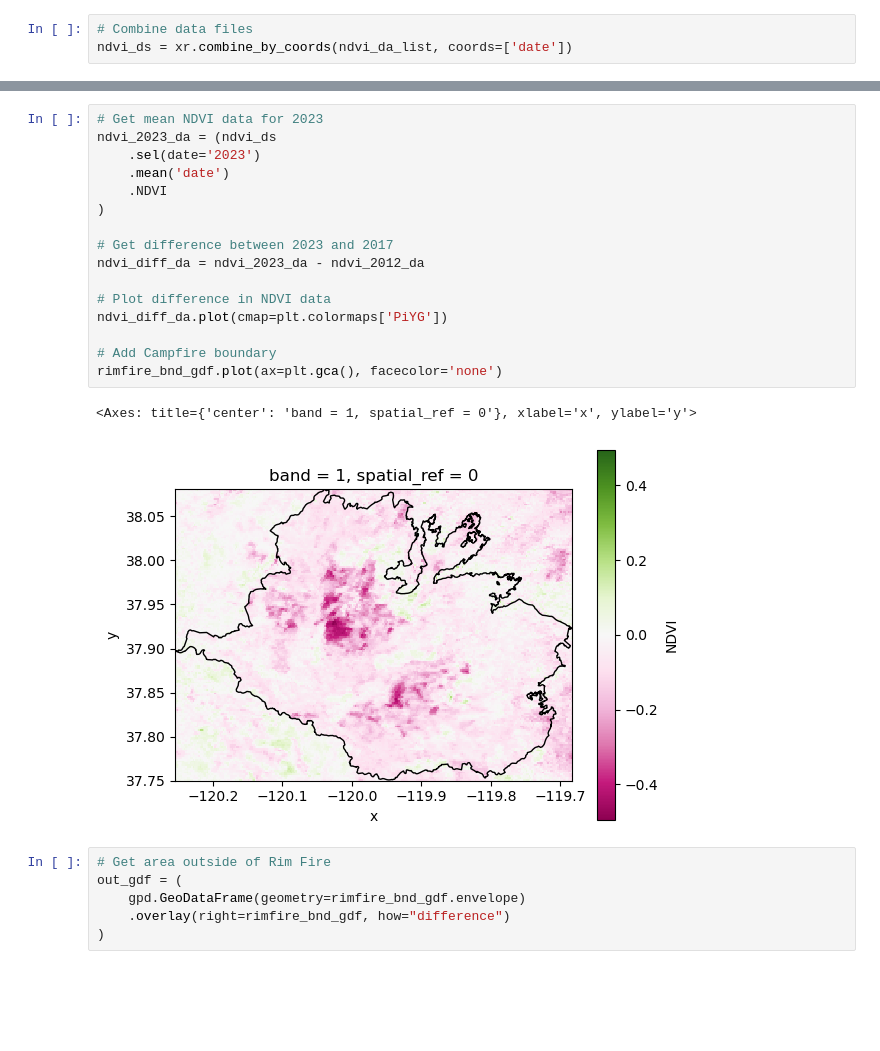
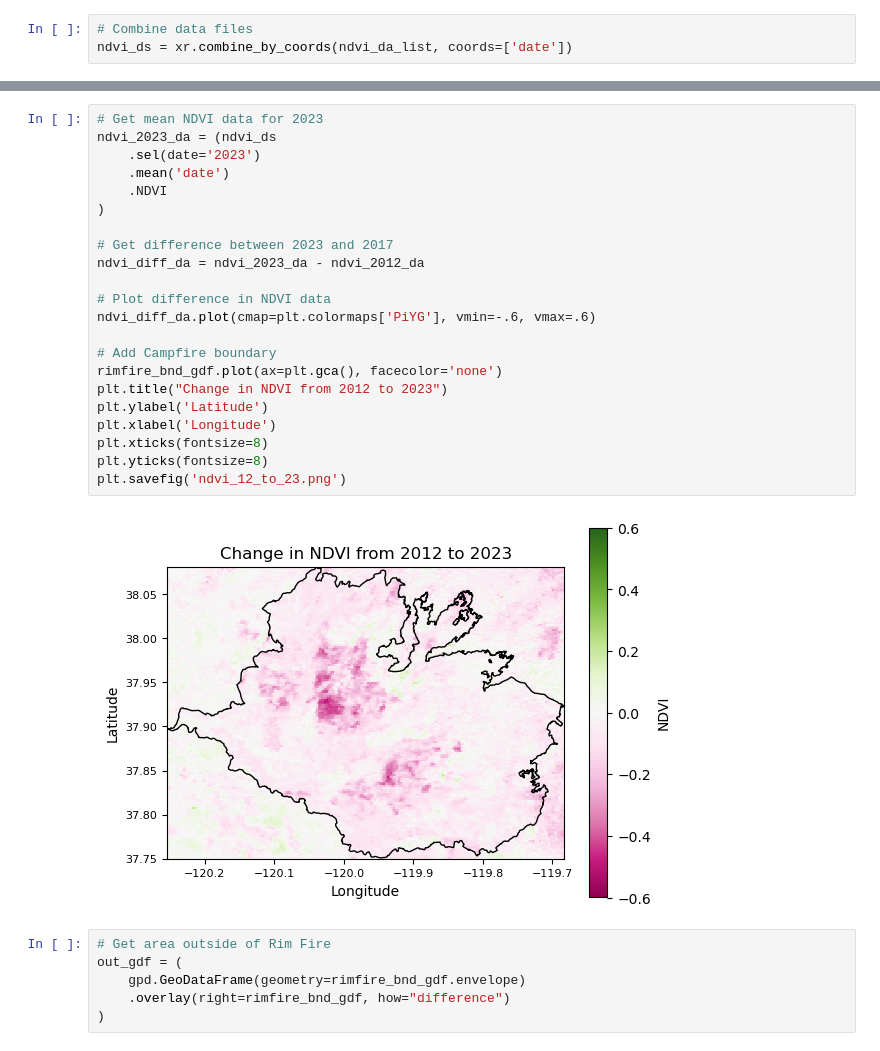
Before and after one commit to pth6570/pth6570.github.io, a Jupyter notebook: notebooks/rim_fire_NDVI_change.ipynb, the cells around one changed output, grey strips where cells are left out. Saved outputs shown, nothing was run; the diff lists cells and outputs as text; blank space fills up the shorter version.

```diff
--- a/notebooks/rim_fire_NDVI_change.ipynb
+++ b/notebooks/rim_fire_NDVI_change.ipynb
@@ -270,22 +225,27 @@ rimfire_bnd_gdf.plot(ax=plt.gca(), facecolor='none')
 # %%
 # Get mean NDVI data for 2023
 ndvi_2023_da = (ndvi_ds
     .sel(date='2023')
     .mean('date')
     .NDVI
 )
 
 # Get difference between 2023 and 2017
 ndvi_diff_da = ndvi_2023_da - ndvi_2012_da
 
 # Plot difference in NDVI data
-ndvi_diff_da.plot(cmap=plt.colormaps['PiYG'])
+ndvi_diff_da.plot(cmap=plt.colormaps['PiYG'], vmin=-.6, vmax=.6)
 
 # Add Campfire boundary
 rimfire_bnd_gdf.plot(ax=plt.gca(), facecolor='none')
+plt.title("Change in NDVI from 2012 to 2023")
+plt.ylabel('Latitude')
+plt.xlabel('Longitude')
+plt.xticks(fontsize=8)
+plt.yticks(fontsize=8)
+plt.savefig('ndvi_12_to_23.png')
 # %% [output]
-<Axes: title={'center': 'band = 1, spatial_ref = 0'}, xlabel='x', ylabel='y'>
-[figure, old version]
+[figure, new version]
 # %%
 # Get area outside of Rim Fire
 out_gdf = (
```
Also changed, not shown: parts of 14 cells of this notebook, 3 other files.
